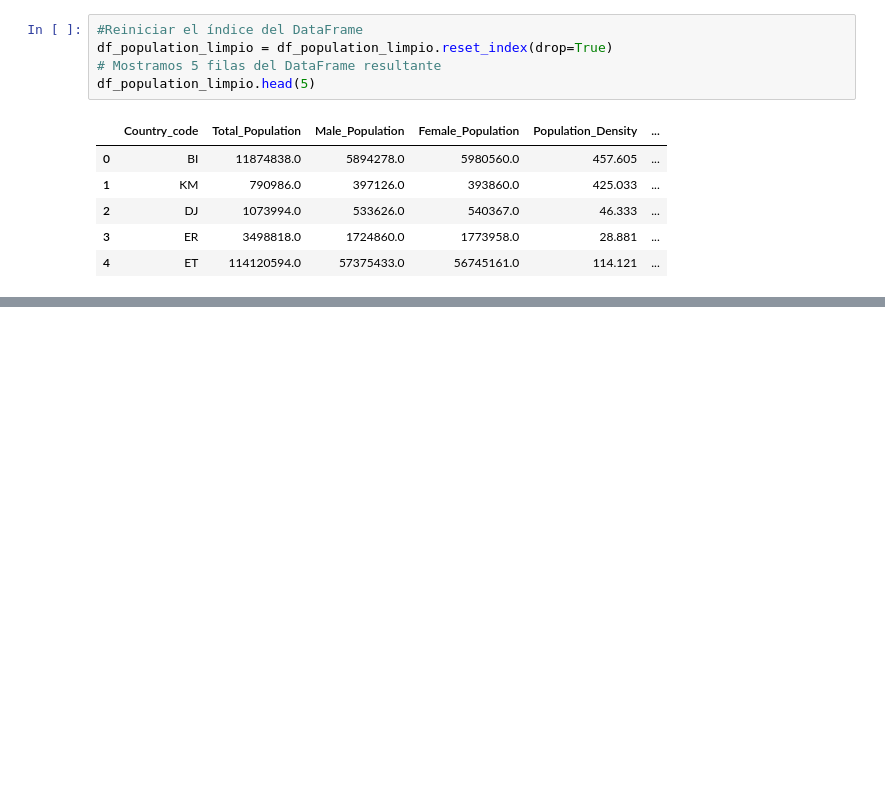
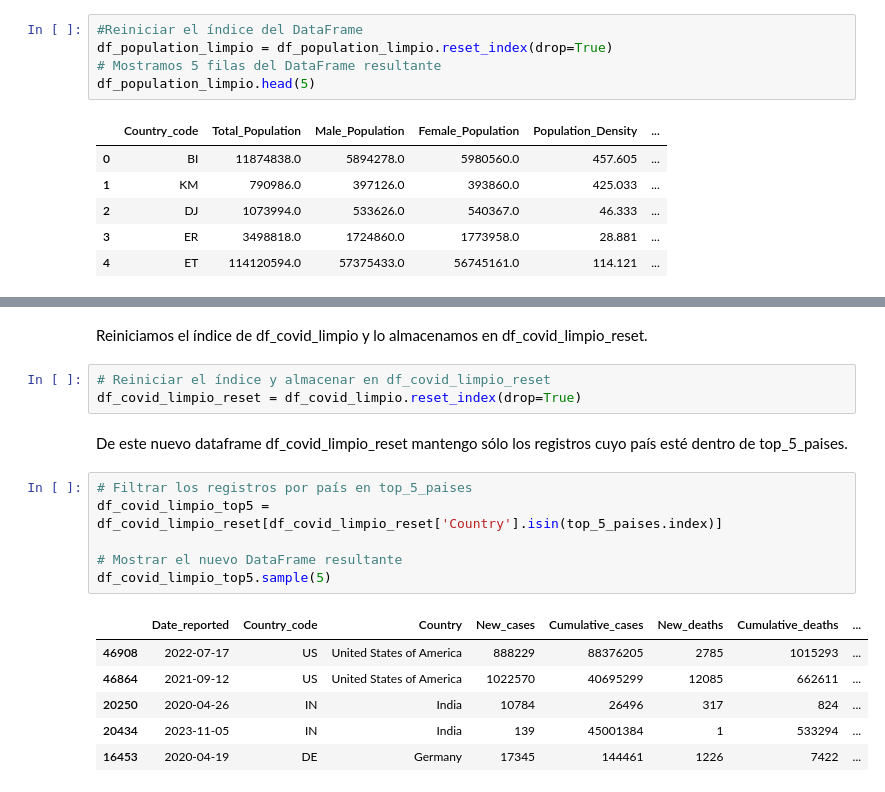
Before and after one commit to wilferalexander/Covid19, a Jupyter notebook: Covid19.ipynb, the cells around one changed output, grey strips where cells are left out. Cells and saved outputs as stored; diff of their text form; blank space fills up the shorter version.

```diff
--- a/Covid19.ipynb
+++ b/Covid19.ipynb
@@ -585,0 +744,20 @@ df_population_limpio.head(5)
+# %% [markdown]
+Reiniciamos el índice de df_covid_limpio y lo almacenamos en df_covid_limpio_reset.
+# %%
+# Reiniciar el índice y almacenar en df_covid_limpio_reset
+df_covid_limpio_reset = df_covid_limpio.reset_index(drop=True)
+# %% [markdown]
+De este nuevo dataframe df_covid_limpio_reset mantengo sólo los registros cuyo país esté dentro de top_5_paises.
+# %%
+# Filtrar los registros por país en top_5_paises
+df_covid_limpio_top5 = df_covid_limpio_reset[df_covid_limpio_reset['Country'].isin(top_5_paises.index)]
+
+# Mostrar el nuevo DataFrame resultante
+df_covid_limpio_top5.sample(5)
+# %% [output]
+|  | Date_reported | Country_code | Country | New_cases | Cumulative_cases | New_deaths | Cumulative_deaths | ... |
+| 46908 | 2022-07-17 | US | United States of America | 888229 | 88376205 | 2785 | 1015293 | ... |
+| 46864 | 2021-09-12 | US | United States of America | 1022570 | 40695299 | 12085 | 662611 | ... |
+| 20250 | 2020-04-26 | IN | India | 10784 | 26496 | 317 | 824 | ... |
+| 20434 | 2023-11-05 | IN | India | 139 | 45001384 | 1 | 533294 | ... |
+| 16453 | 2020-04-19 | DE | Germany | 17345 | 144461 | 1226 | 7422 | ... |
```
Also changed, not shown: parts of 16 cells of this notebook.
